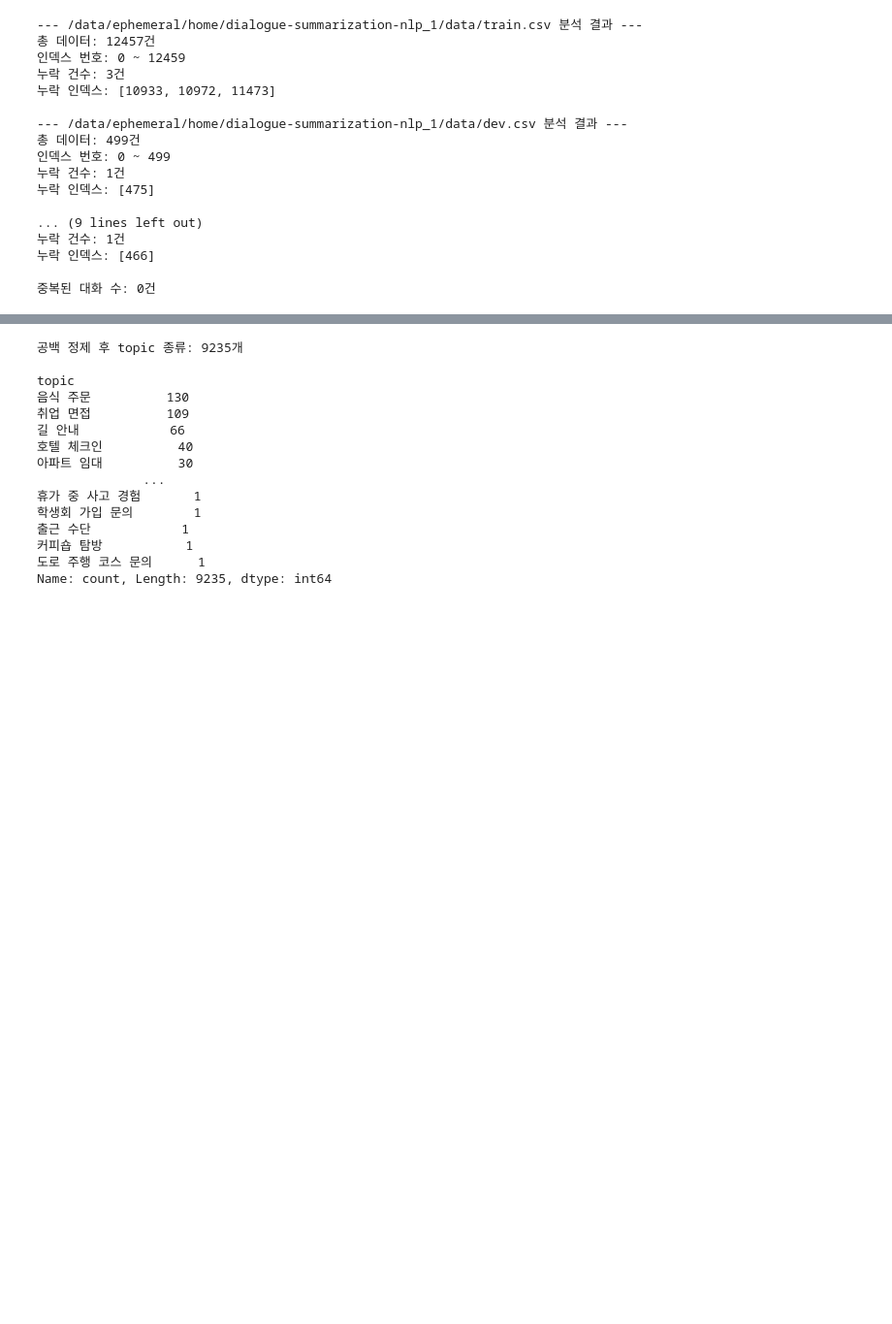
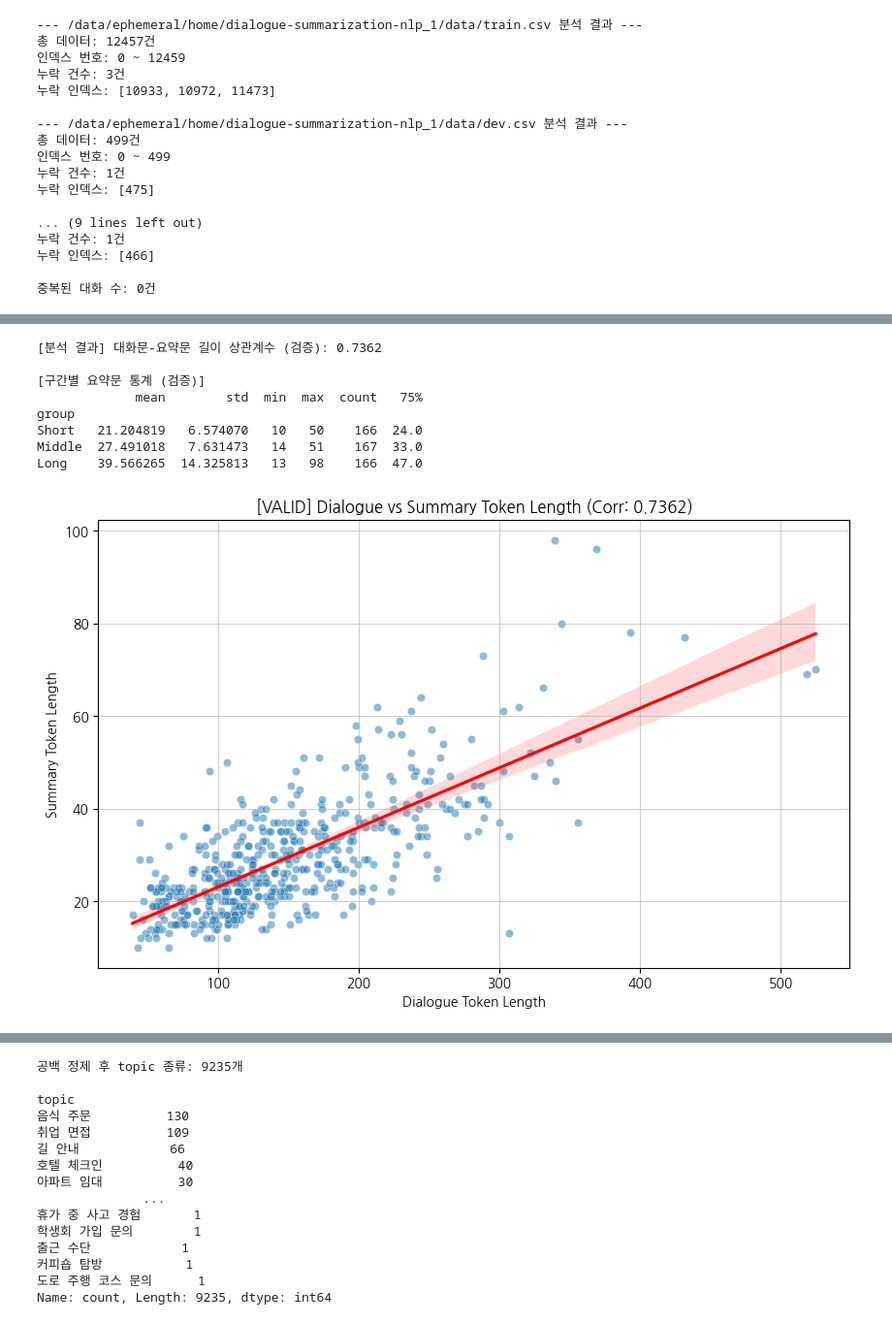
Before and after one commit to karmakaryx/nlp-dialogue-summarization, a Jupyter notebook: code/eda.ipynb, the cells around one changed output, grey strips where cells are left out. Shown at 97% size. Saved outputs shown, nothing was run; the diff lists cells and outputs as text; code cells hidden in the pictures; blank space fills up the shorter version.

```diff
--- a/code/eda.ipynb
+++ b/code/eda.ipynb
@@ -91,0 +249,31 @@ print(f'중복된 대화 수: {len(duplicates)}건\n')
+# %%
+# 상관계수 (검증)
+correlation = val_df['dialogue_token_len'].corr(val_df['summary_token_len'])
+print(f'\n[분석 결과] 대화문-요약문 길이 상관계수 (검증): {correlation:.4f}')
+
+# dialogue_len 기준 33%, 66% 지점으로 분할
+val_df['group'] = pd.qcut(val_df['dialogue_token_len'], 3, labels=['Short', 'Middle', 'Long'])
+group_stats = val_df.groupby('group', observed=False)['summary_token_len'].agg(['mean', 'std', 'min', 'max', 'count', lambda x: x.quantile(0.75)])
+group_stats.columns = ['mean', 'std', 'min', 'max', 'count', '75%']
+
+print('\n[구간별 요약문 통계 (검증)]')
+print(group_stats)
+
+plt.figure(figsize=(10, 6))
+sns.scatterplot(data=val_df, x='dialogue_token_len', y='summary_token_len', alpha=0.5)
+sns.regplot(data=val_df, x='dialogue_token_len', y='summary_token_len', scatter=False, color='red')
+plt.title(f'[VALID] Dialogue vs Summary Token Length (Corr: {correlation:.4f})')
+plt.xlabel('Dialogue Token Length')
+plt.ylabel('Summary Token Length')
+plt.grid(True, alpha=0.6)
+plt.show()
+# %% [output]
+[분석 결과] 대화문-요약문 길이 상관계수 (검증): 0.7362
+
+[구간별 요약문 통계 (검증)]
+             mean        std  min  max  count   75%
+group
+Short   21.204819   6.574070   10   50    166  24.0
+Middle  27.491018   7.631473   14   51    167  33.0
+Long    39.566265  14.325813   13   98    166  47.0
+[figure, added]
```
Also changed, not shown: parts of 32 cells of this notebook.
